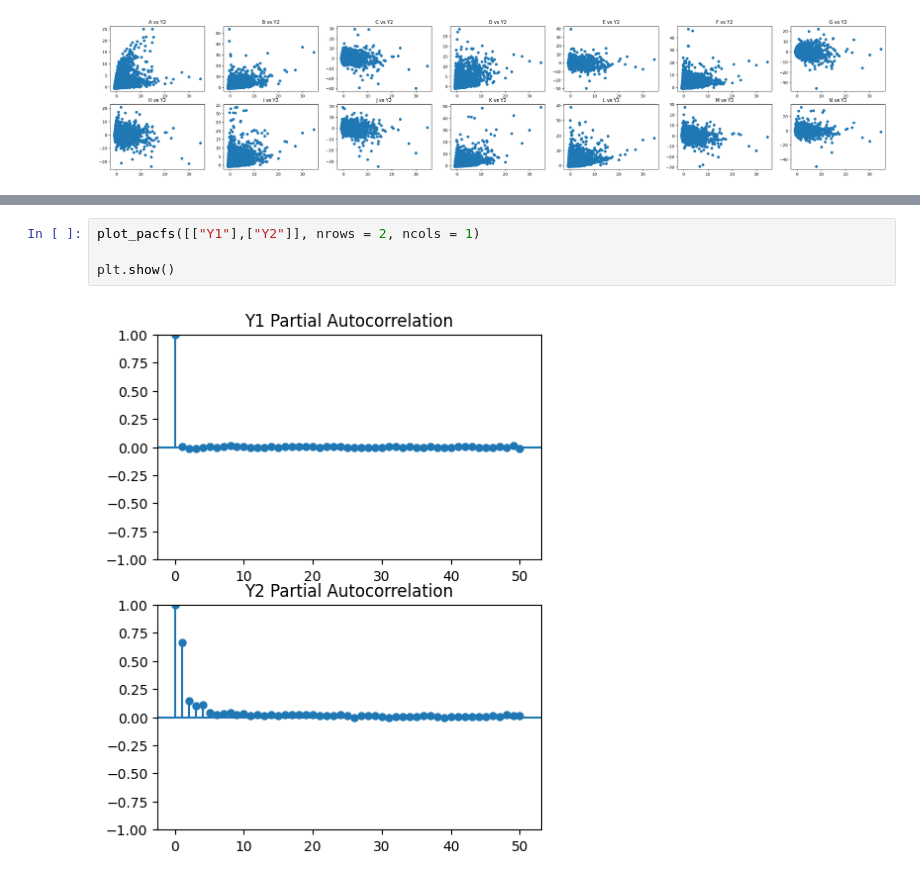
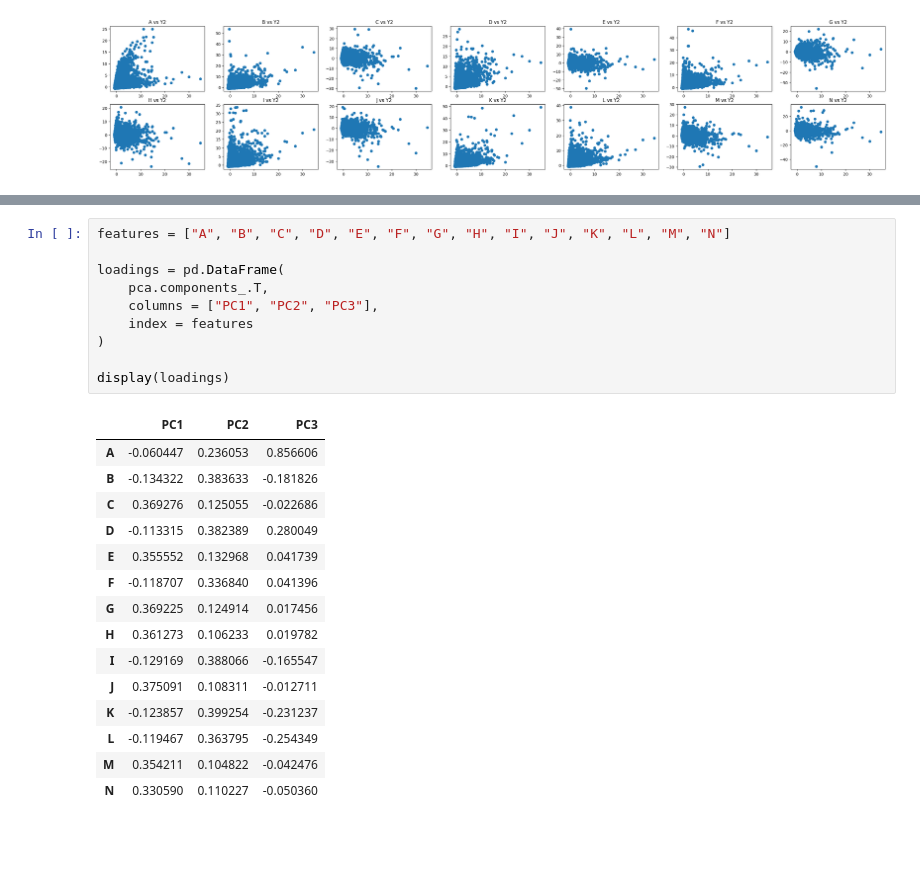
Before and after one commit to amsih/Illiquidiots, a Jupyter notebook: research/research.ipynb, the cells around one changed output, grey strips where cells are left out. Saved outputs shown, nothing was run; the diff lists cells and outputs as text; blank space fills up the shorter version.

```diff
--- a/research/research.ipynb
+++ b/research/research.ipynb
@@ -204,6 +124,26 @@ plt.show()
-# %%
-plot_pacfs([["Y1"],["Y2"]], nrows = 2, ncols = 1)
-
-plt.show()
-# %% [output]
-[figure, removed]
+# %%
+features = ["A", "B", "C", "D", "E", "F", "G", "H", "I", "J", "K", "L", "M", "N"]
+
+loadings = pd.DataFrame(
+    pca.components_.T,
+    columns = ["PC1", "PC2", "PC3"],
+    index = features
+)
+
+display(loadings)
+# %% [output]
+|  | PC1 | PC2 | PC3 |
+| A | -0.060447 | 0.236053 | 0.856606 |
+| B | -0.134322 | 0.383633 | -0.181826 |
+| C | 0.369276 | 0.125055 | -0.022686 |
+| D | -0.113315 | 0.382389 | 0.280049 |
+| E | 0.355552 | 0.132968 | 0.041739 |
+| F | -0.118707 | 0.336840 | 0.041396 |
+| G | 0.369225 | 0.124914 | 0.017456 |
+| H | 0.361273 | 0.106233 | 0.019782 |
+| I | -0.129169 | 0.388066 | -0.165547 |
+| J | 0.375091 | 0.108311 | -0.012711 |
+| K | -0.123857 | 0.399254 | -0.231237 |
+| L | -0.119467 | 0.363795 | -0.254349 |
+| M | 0.354211 | 0.104822 | -0.042476 |
+| N | 0.330590 | 0.110227 | -0.050360 |
```
Also changed, not shown: parts of 20 cells of this notebook, 1 other file.
